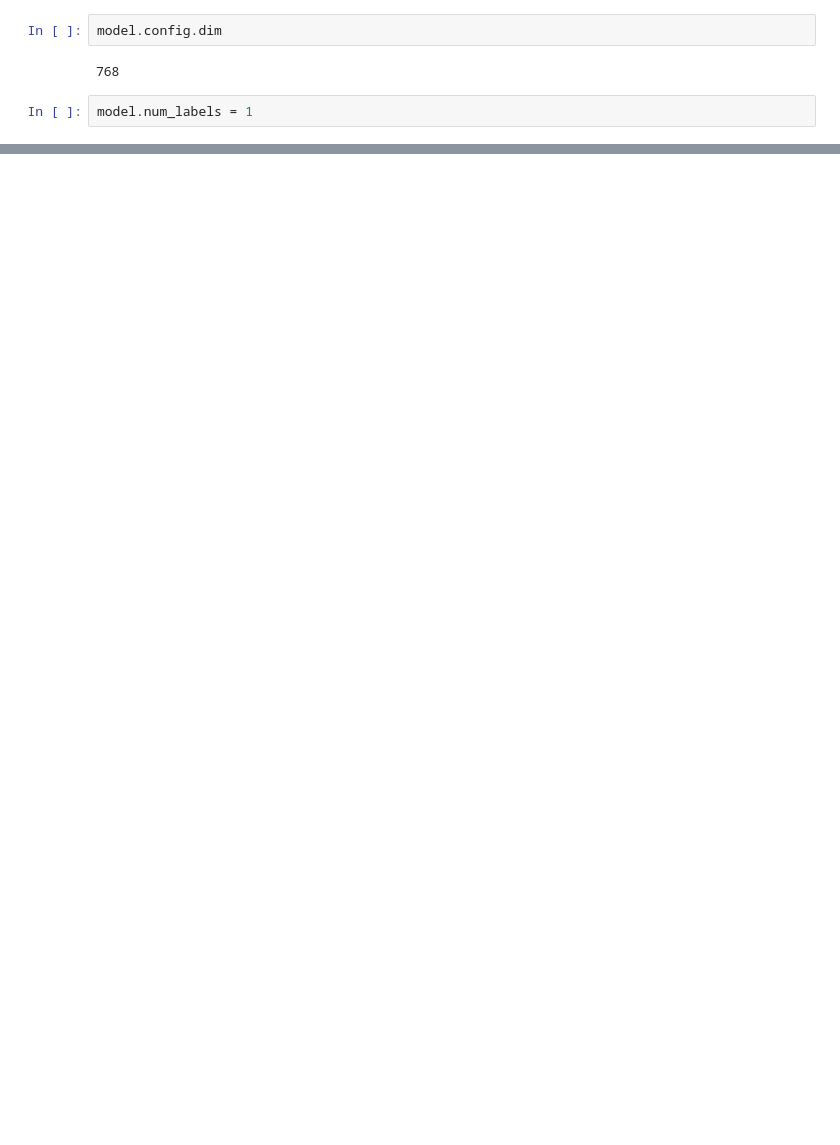
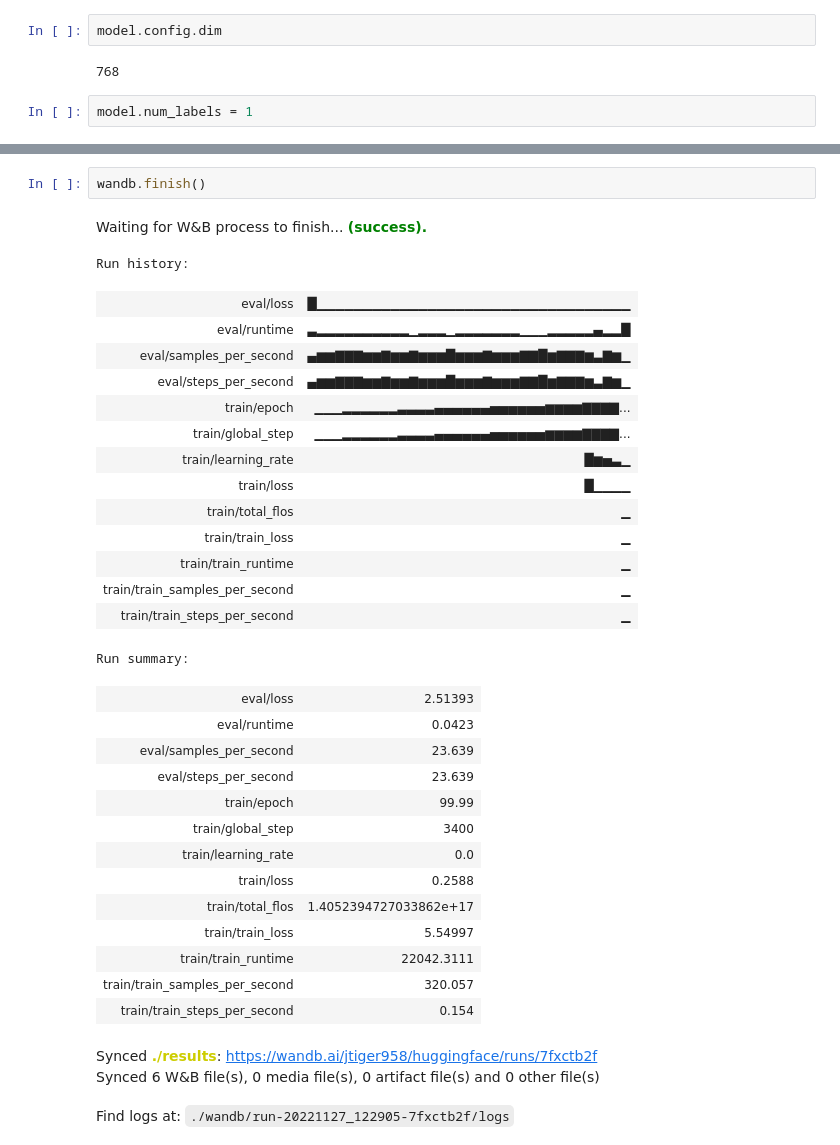
Before and after one commit to wonbeomjang/CAU-50648-big-data, a Jupyter notebook: nlp/distillbert.ipynb, the cells around one changed output, grey strips where cells are left out. Drawn from its saved outputs; the diff is of its cells as text; blank space fills up the shorter version.

```diff
--- a/nlp/distillbert.ipynb
+++ b/nlp/distillbert.ipynb
@@ -152,0 +189,35 @@ Sat Nov 26 19:30:10 2022
+# %%
+wandb.finish()
+# %% [output]
+Waiting for W&B process to finish... (success).
+Run history:
+| eval/loss | █▁▁▁▁▁▁▁▁▁▁▁▁▁▁▁▁▁▁▁▁▁▁▁▁▁▁▁▁▁▁▁▁▁▁ |
+| eval/runtime | ▃▂▂▂▂▂▂▂▂▂▂▁▂▂▂▁▂▂▂▂▂▂▂▁▁▁▂▂▂▂▂▄▂▂█ |
+| eval/samples_per_second | ▄▆▆▇▇▇▆▆▇▆▆▇▆▆▆█▆▆▆▇▆▆▆▇▇█▆▇▇▇▆▃▇▆▁ |
+| eval/steps_per_second | ▄▆▆▇▇▇▆▆▇▆▆▇▆▆▆█▆▆▆▇▆▆▆▇▇█▆▇▇▇▆▃▇▆▁ |
+| train/epoch | ▁▁▁▂▂▂▂▂▂▃▃▃▃▄▄▄▄▄▄▅▅▅▅▅▅▆▆▆▆▇▇▇▇... |
+| train/global_step | ▁▁▁▂▂▂▂▂▂▃▃▃▃▄▄▄▄▄▄▅▅▅▅▅▅▆▆▆▆▇▇▇▇... |
+| train/learning_rate | █▆▅▃▁ |
+| train/loss | █▁▁▁▁ |
+| train/total_flos | ▁ |
+| train/train_loss | ▁ |
+| train/train_runtime | ▁ |
+| train/train_samples_per_second | ▁ |
+| train/train_steps_per_second | ▁ |
+Run summary:
+| eval/loss | 2.51393 |
+| eval/runtime | 0.0423 |
+| eval/samples_per_second | 23.639 |
+| eval/steps_per_second | 23.639 |
+| train/epoch | 99.99 |
+| train/global_step | 3400 |
+| train/learning_rate | 0.0 |
+| train/loss | 0.2588 |
+| train/total_flos | 1.4052394727033862e+17 |
+| train/train_loss | 5.54997 |
+| train/train_runtime | 22042.3111 |
+| train/train_samples_per_second | 320.057 |
+| train/train_steps_per_second | 0.154 |
+Synced ./results: https://wandb.ai/jtiger958/huggingface/runs/7fxctb2f
+Synced 6 W&B file(s), 0 media file(s), 0 artifact file(s) and 0 other file(s)
+Find logs at: ./wandb/run-20221127_122905-7fxctb2f/logs
```
Also changed, not shown: parts of 10 cells of this notebook, 5 other files.
